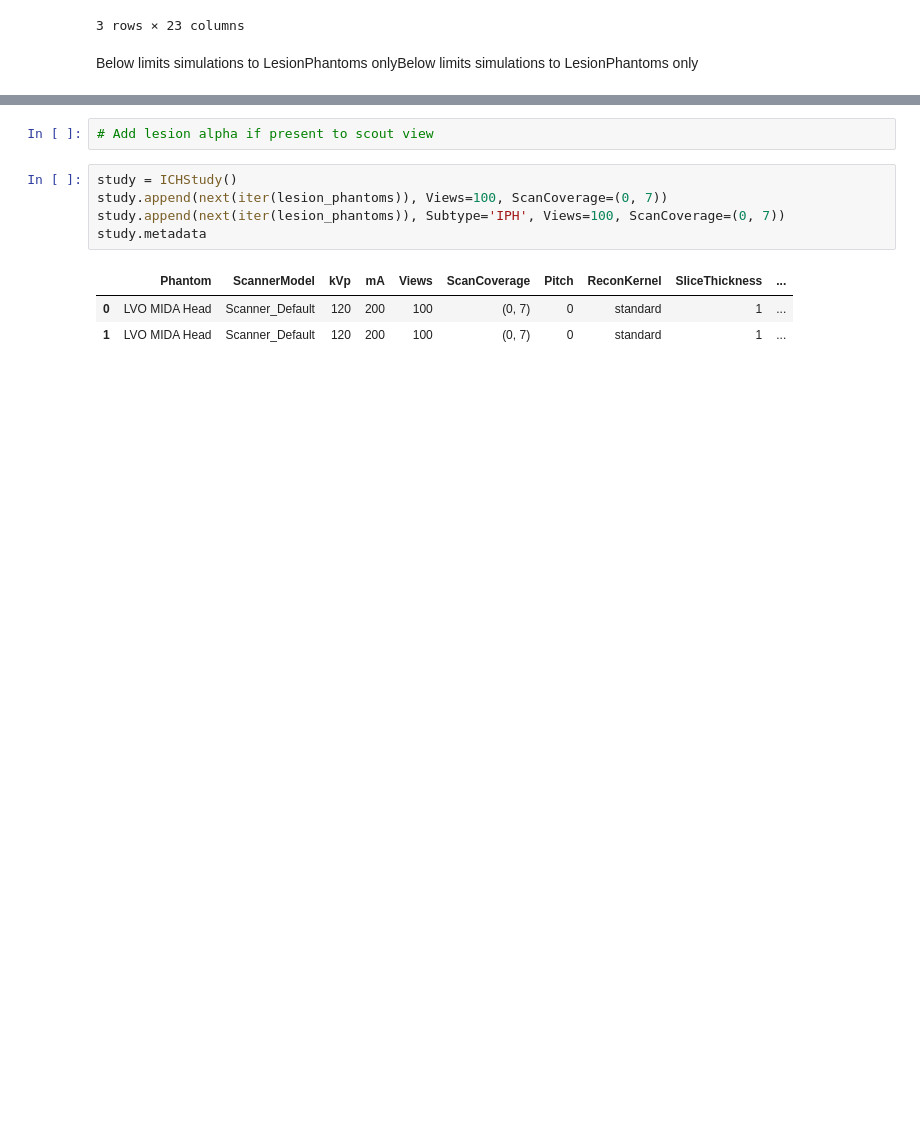
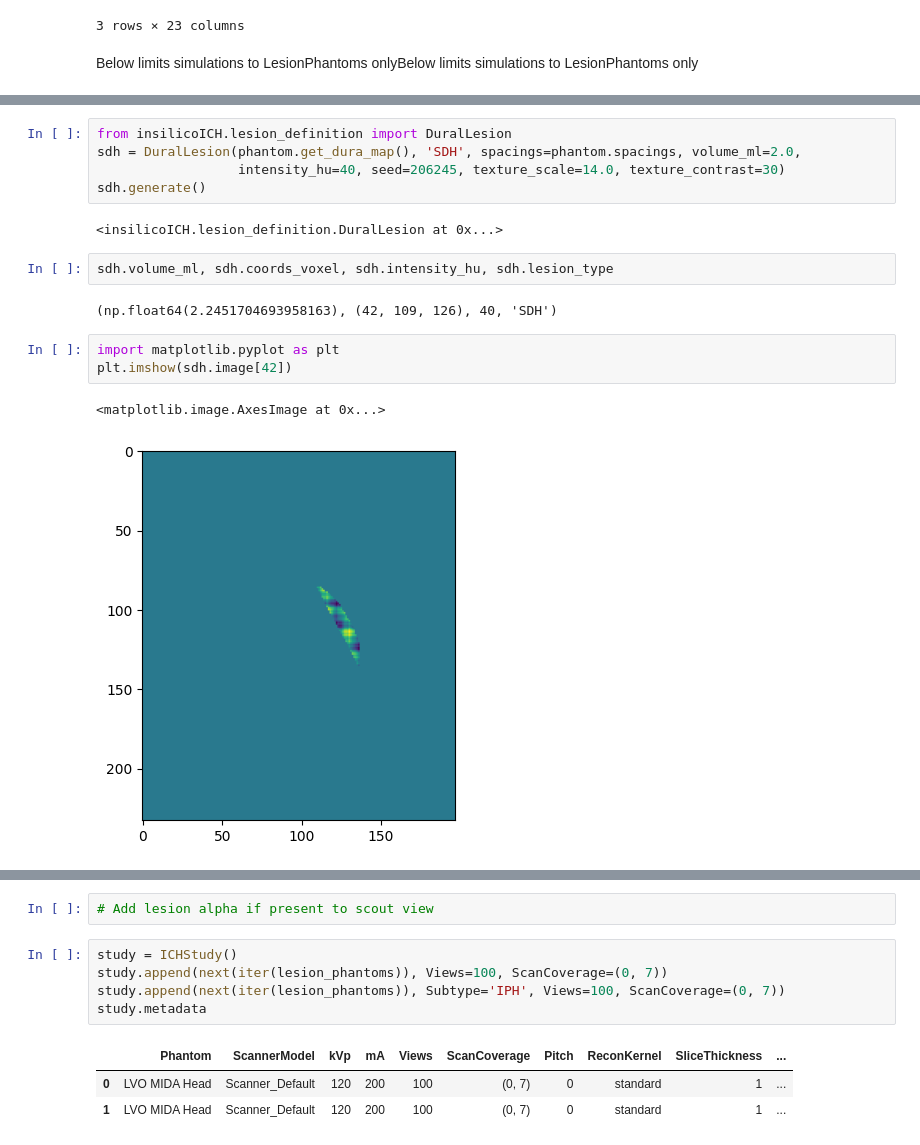
Before and after one commit to DIDSR/InSilicoICH, a Jupyter notebook: notebooks/03_studies.ipynb, the cells around one changed output, grey strips where cells are left out. Saved outputs shown, nothing was run; the diff lists cells and outputs as text; blank space fills up the shorter version.

```diff
--- a/notebooks/03_studies.ipynb
+++ b/notebooks/03_studies.ipynb
@@ -107,0 +143,17 @@ Mass effect strength: 2.0
+# %%
+from insilicoICH.lesion_definition import DuralLesion
+sdh = DuralLesion(phantom.get_dura_map(), 'SDH', spacings=phantom.spacings, volume_ml=2.0,
+                  intensity_hu=40, seed=206245, texture_scale=14.0, texture_contrast=30)
+sdh.generate()
+# %% [output]
+<insilicoICH.lesion_definition.DuralLesion at 0x...>
+# %%
+sdh.volume_ml, sdh.coords_voxel, sdh.intensity_hu, sdh.lesion_type
+# %% [output]
+(np.float64(2.2451704693958163), (42, 109, 126), 40, 'SDH')
+# %%
+import matplotlib.pyplot as plt
+plt.imshow(sdh.image[42])
+# %% [output]
+<matplotlib.image.AxesImage at 0x...>
+[figure, added]
```
Also changed, not shown: parts of 27 cells of this notebook, 3 other files.
